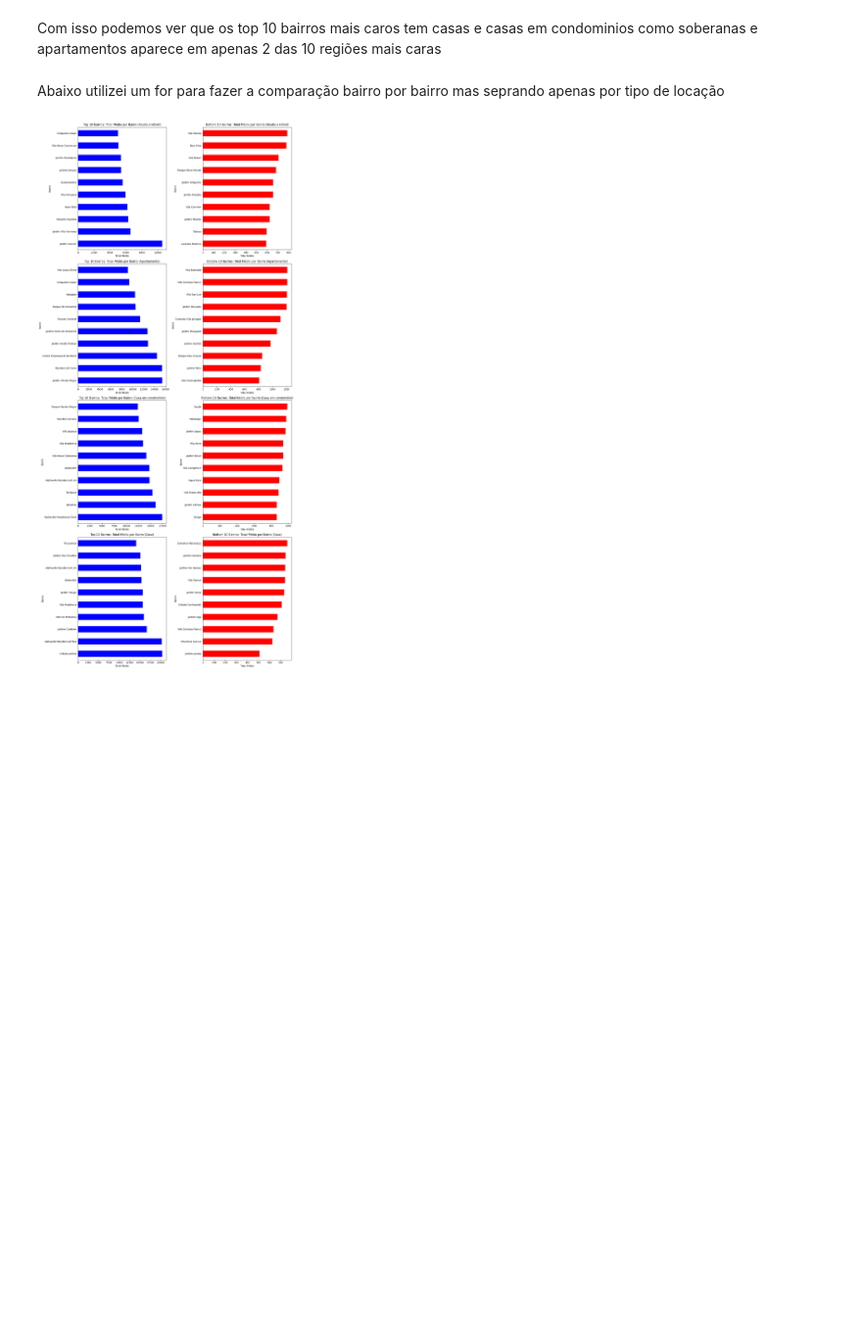
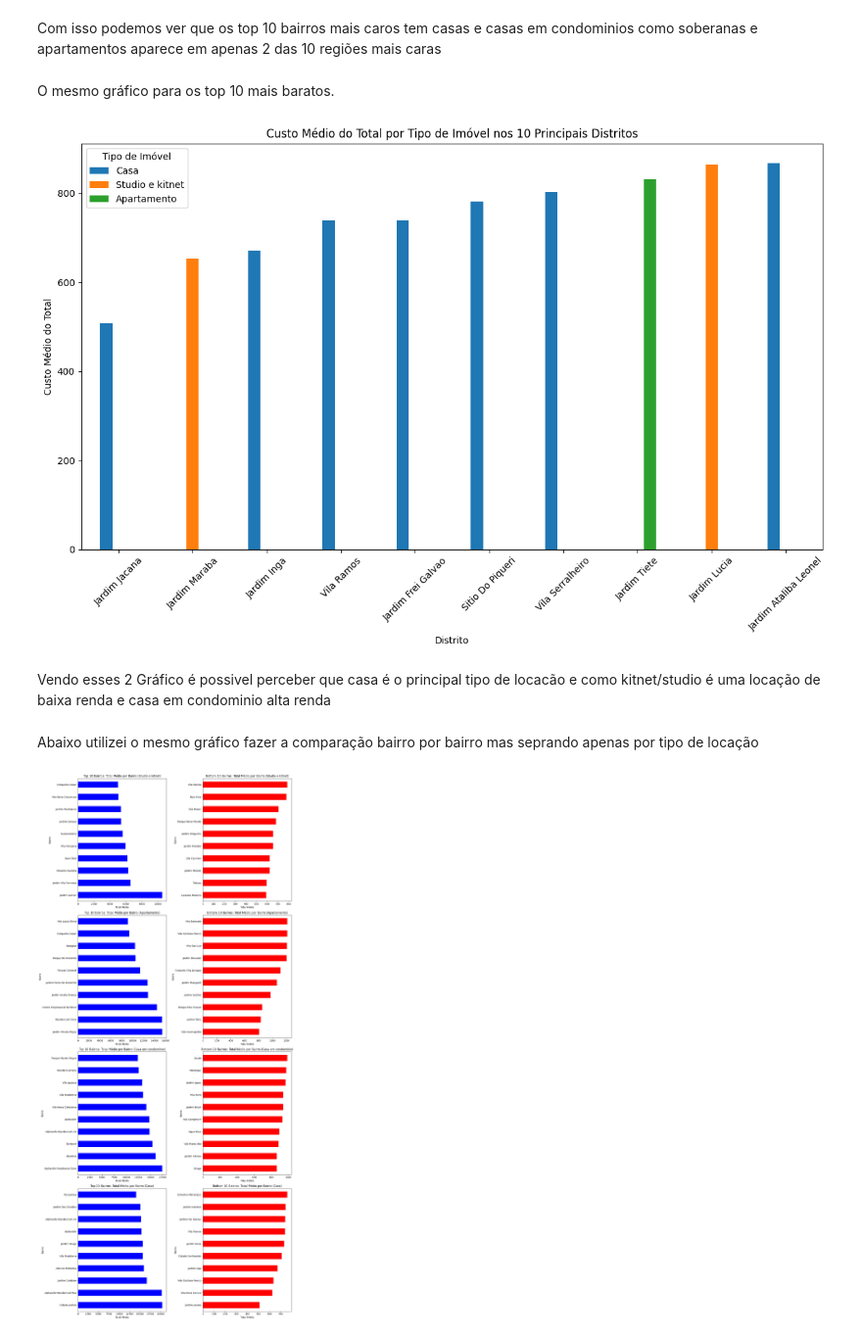
Before and after one commit to Lopes258/2--Projeto-Pratico---Dados, a Jupyter notebook: Analise_Dados.ipynb, the cells around one changed output. Shown at 98% size. Saved outputs shown, nothing was run; the diff lists cells and outputs as text; code cells hidden in the pictures; blank space fills up the shorter version.

```diff
--- a/Analise_Dados.ipynb
+++ b/Analise_Dados.ipynb
@@ -635,7 +722,31 @@ plt.show()
 # %% [markdown]
 Com isso podemos ver que os top 10 bairros mais caros tem casas e casas em condominios como soberanas e apartamentos aparece em apenas 2 das 10 regiões mais caras
+# %% [markdown]
+O mesmo gráfico para os top 10 mais baratos.
+# %%
+
+custo_medio_por_tipo_e_distrito = dados.groupby(['district', 'type'])['total'].mean()
+
+bottom_10_distritos = custo_medio_por_tipo_e_distrito.groupby(level=0).mean().nsmallest(10).index
+
+
+custo_medio_top_10_distritos = custo_medio_por_tipo_e_distrito.loc[bottom_10_distritos]
+
+
+custo_medio_top_10_distritos.unstack().plot(kind='bar', figsize=(12, 8))
+plt.title('Custo Médio do Total por Tipo de Imóvel nos 10 Principais Distritos')
+plt.xlabel('Distrito')
+plt.ylabel('Custo Médio do Total')
+plt.xticks(rotation=45)
+plt.legend(title='Tipo de Imóvel')
+plt.tight_layout()
+plt.show()
+# %% [output]
+[figure, added]
+# %% [markdown]
+Vendo esses 2 Gráfico é possivel perceber que casa é o principal tipo de locacão e como kitnet/studio é uma locação de baixa renda e casa em condominio alta renda
 # %% [markdown]
-Abaixo utilizei um for para fazer a comparação bairro por bairro mas seprando apenas por tipo de locação
+Abaixo utilizei o mesmo gráfico fazer a comparação bairro por bairro mas seprando apenas por tipo de locação
 # %%
 #Variavel para armazenar os dados por tipo de locacao e bairro e tambem a media total de custo
 media_total_por_tipo_e_bairro = dados.groupby(['type', 'district'])['total'].mean()
```
Also changed, not shown: parts of 92 cells of this notebook.
